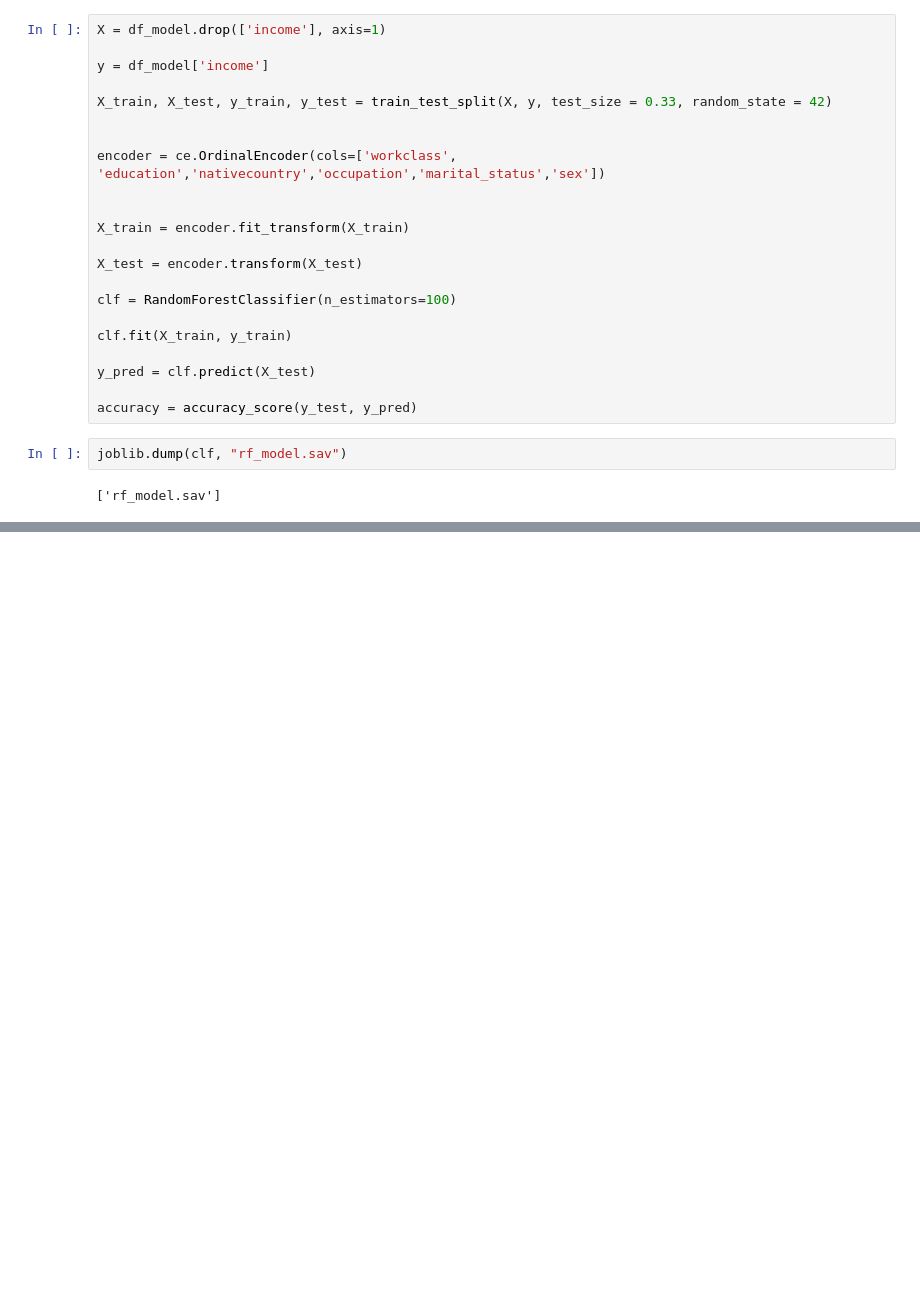
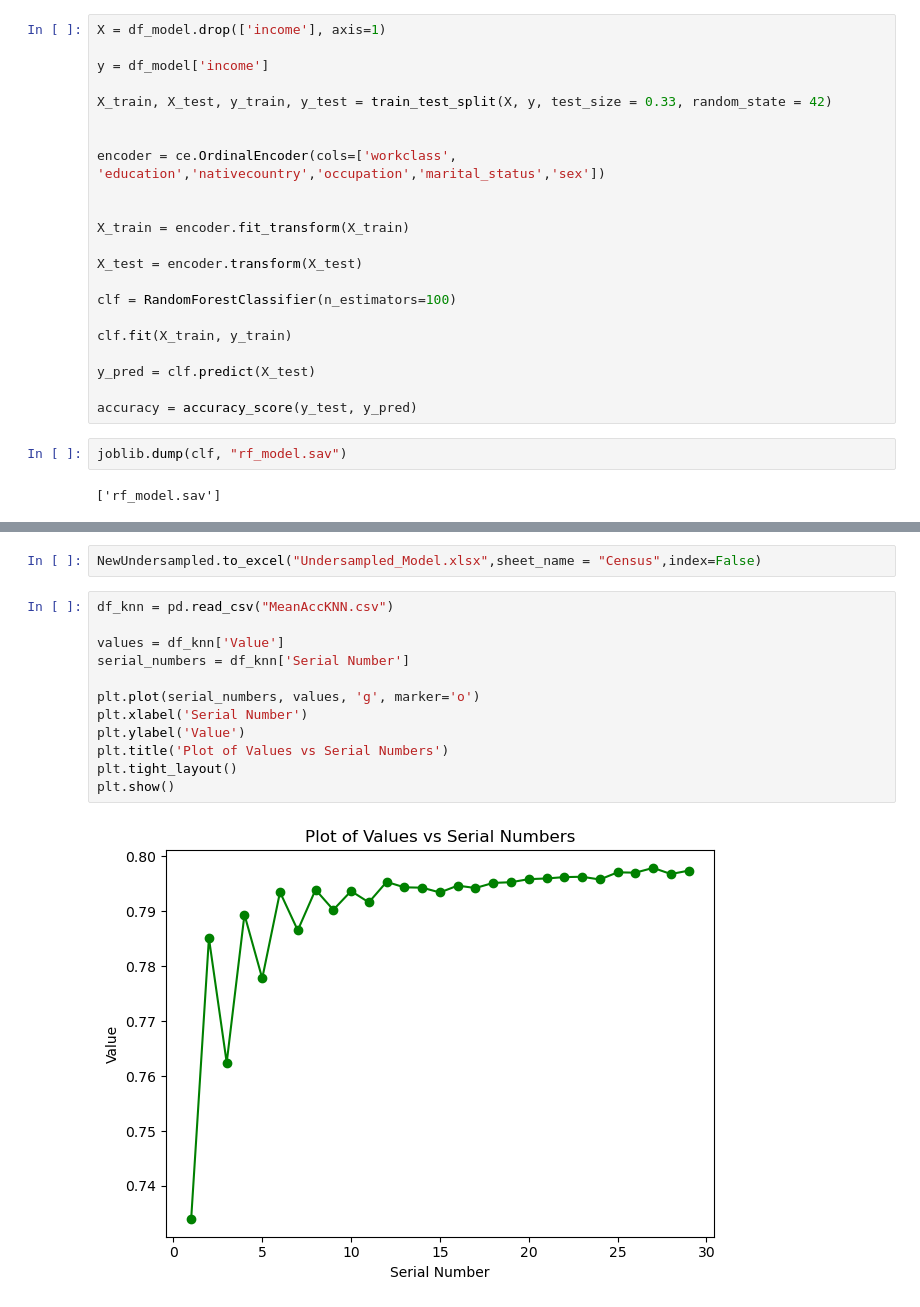
Before and after one commit to JyotsnaSusan/AdultCensusData, a Jupyter notebook: Model.ipynb, the cells around one changed output, grey strips where cells are left out. Drawn from its saved outputs; the diff is of its cells as text; blank space fills up the shorter version.

Commit message:
undersampled model

```diff
--- a/Model.ipynb
+++ b/Model.ipynb
@@ -43,0 +99,16 @@ accuracy
+# %%
+NewUndersampled.to_excel("Undersampled_Model.xlsx",sheet_name = "Census",index=False)
+# %%
+df_knn = pd.read_csv("MeanAccKNN.csv")
+
+values = df_knn['Value']
+serial_numbers = df_knn['Serial Number']
+
+plt.plot(serial_numbers, values, 'g', marker='o')
+plt.xlabel('Serial Number')
+plt.ylabel('Value')
+plt.title('Plot of Values vs Serial Numbers')
+plt.tight_layout()
+plt.show()
+# %% [output]
+[figure, added]
```
Also changed, not shown: parts of 9 cells of this notebook, 5 other files.
